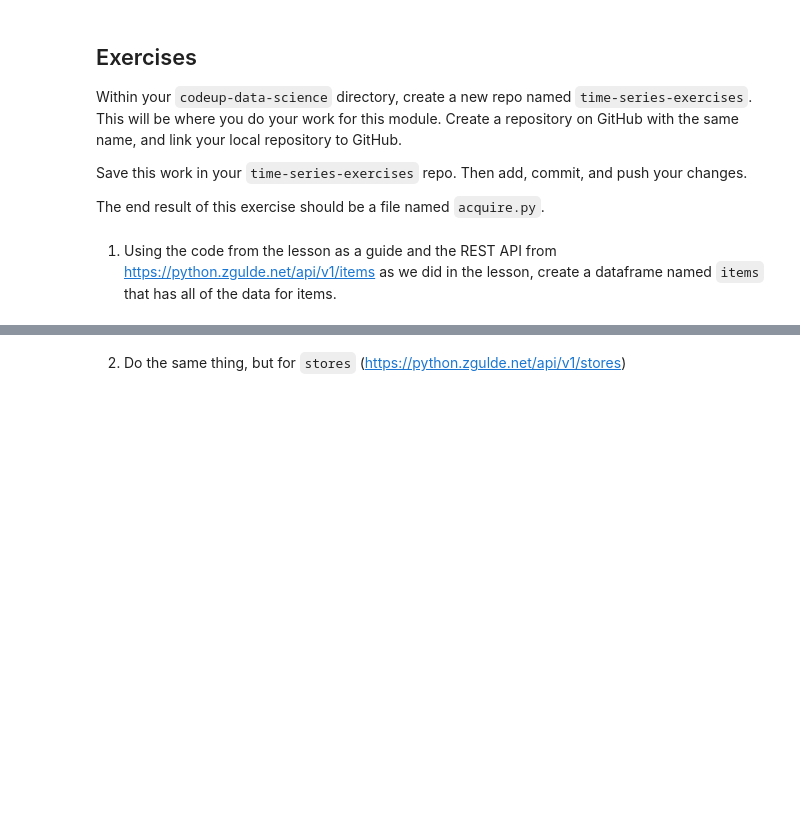
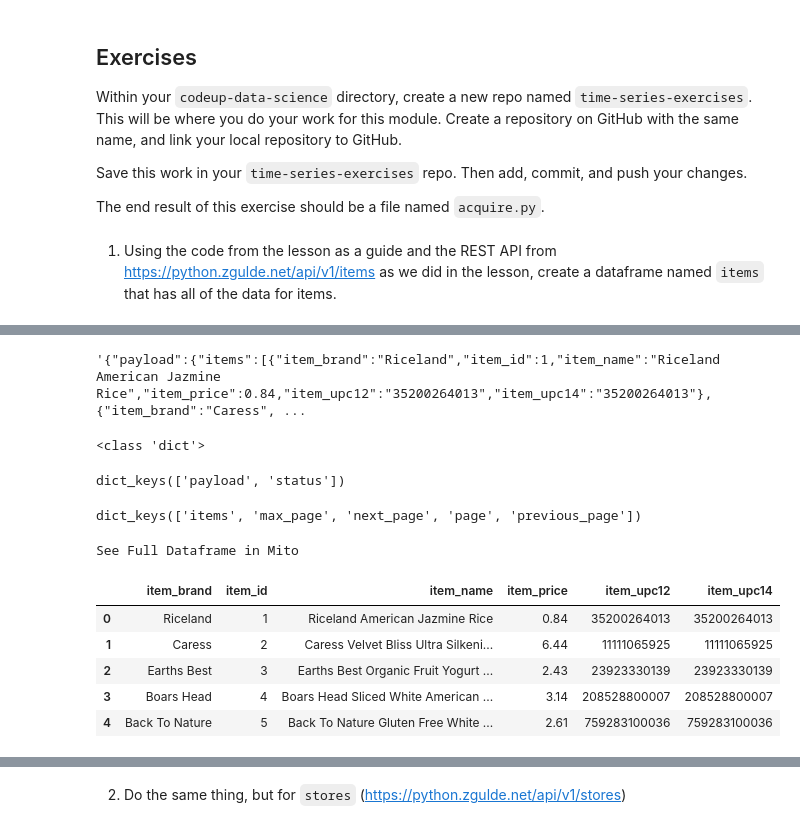
Before and after one commit to Jared-Godar/time-series-exercises, a Jupyter notebook: acquire.ipynb, the cells around one changed output, grey strips where cells are left out. Drawn from its saved outputs; the diff is of its cells as text; code cells hidden in the pictures; blank space fills up the shorter version.

```diff
--- a/acquire.ipynb
+++ b/acquire.ipynb
@@ -7,0 +12,3 @@
+# %%
+items = requests.get('https://python.zgulde.net/api/v1/items')
+items
@@ -7,0 +25,4 @@
+# %%
+items.text
+# %% [output]
+'{"payload":{"items":[{"item_brand":"Riceland","item_id":1,"item_name":"Riceland American Jazmine Rice","item_price":0.84,"item_upc12":"35200264013","item_upc14":"35200264013"},{"item_brand":"Caress", ...
@@ -7,0 +31,23 @@
+# %%
+print(type(items))
+# %% [output]
+<class 'dict'>
+# %%
+items.keys()
+# %% [output]
+dict_keys(['payload', 'status'])
+# %%
+items['payload'].keys()
+# %% [output]
+dict_keys(['items', 'max_page', 'next_page', 'page', 'previous_page'])
+# %%
+items_df = pd.DataFrame(items['payload']['items'])
+items_df.head()
+# %% [output]
+See Full Dataframe in Mito
+|  | item_brand | item_id | item_name | item_price | item_upc12 | item_upc14 |
+| 0 | Riceland | 1 | Riceland American Jazmine Rice | 0.84 | 35200264013 | 35200264013 |
+| 1 | Caress | 2 | Caress Velvet Bliss Ultra Silkeni... | 6.44 | 11111065925 | 11111065925 |
+| 2 | Earths Best | 3 | Earths Best Organic Fruit Yogurt ... | 2.43 | 23923330139 | 23923330139 |
+| 3 | Boars Head | 4 | Boars Head Sliced White American ... | 3.14 | 208528800007 | 208528800007 |
+| 4 | Back To Nature | 5 | Back To Nature Gluten Free White ... | 2.61 | 759283100036 | 759283100036 |
```
Also changed, not shown: parts of 19 cells of this notebook, 1 other file.
